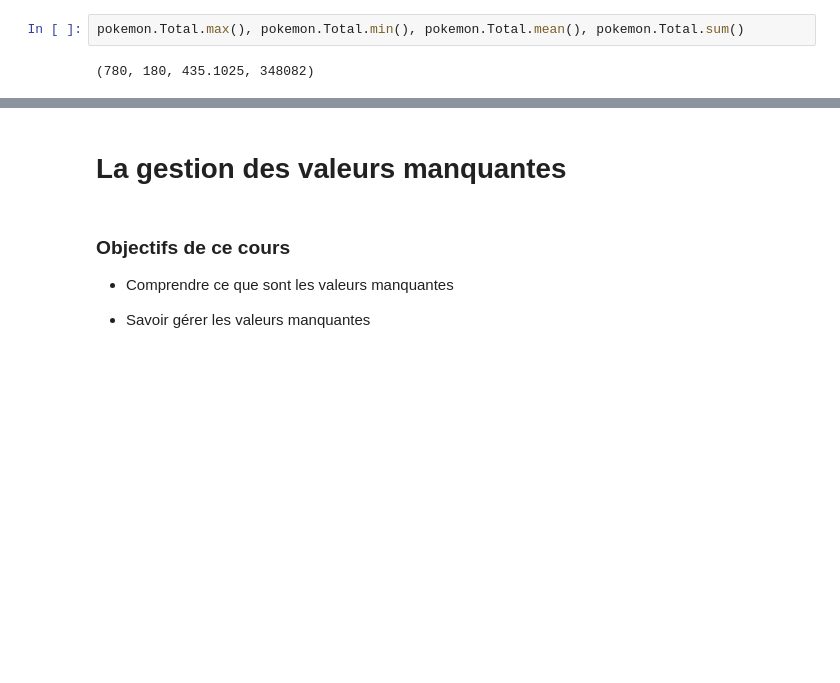
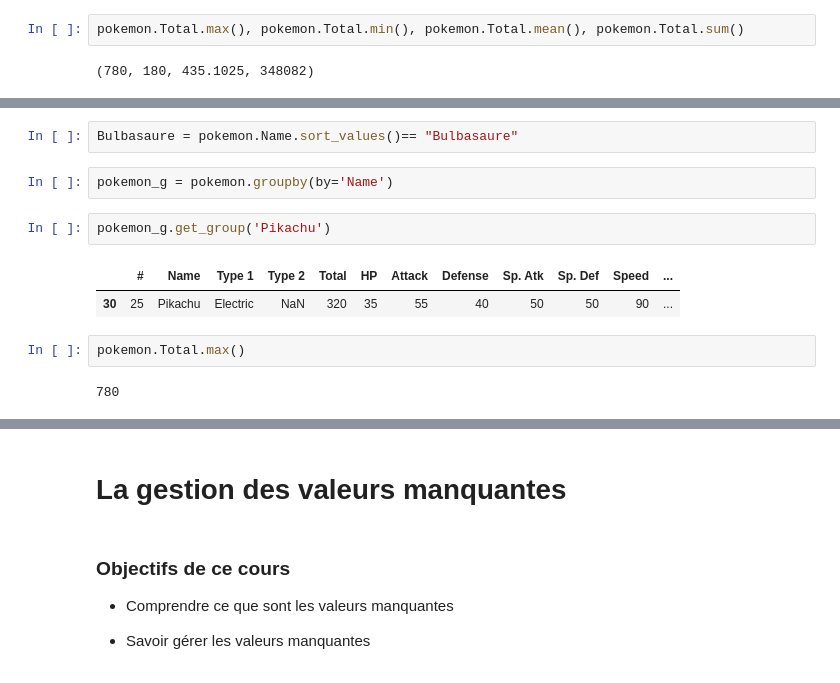
Before and after one commit to jeau-luc/python_panadas, a Jupyter notebook: Commande_pandas.ipynb, the cells around one changed output, grey strips where cells are left out. Cells and saved outputs as stored; diff of their text form; blank space fills up the shorter version.

```diff
--- a/Commande_pandas.ipynb
+++ b/Commande_pandas.ipynb
@@ -960,3 +973,16 @@ pokemon.describe()
 | 50% | 364.500000 | 450.00000 | 65.000000 | 75.000000 | 70.000000 | 65.000000 | 70.000000 | 65.000000 | 3.00000 |
 | 75% | 539.250000 | 515.00000 | 80.000000 | 100.000000 | 90.000000 | 95.000000 | 90.000000 | 90.000000 | 5.00000 |
 | max | 721.000000 | 780.00000 | 255.000000 | 190.000000 | 230.000000 | 194.000000 | 230.000000 | 180.000000 | 6.00000 |
+# %%
+Bulbasaure = pokemon.Name.sort_values()== "Bulbasaure"
+# %%
+pokemon_g = pokemon.groupby(by='Name')
+# %%
+pokemon_g.get_group('Pikachu')
+# %% [output]
+|  | # | Name | Type 1 | Type 2 | Total | HP | Attack | Defense | Sp. Atk | Sp. Def | Speed | ... |
+| 30 | 25 | Pikachu | Electric | NaN | 320 | 35 | 55 | 40 | 50 | 50 | 90 | ... |
+# %%
+pokemon.Total.max()
+# %% [output]
+780
```
Also changed, not shown: parts of 13 cells of this notebook.
